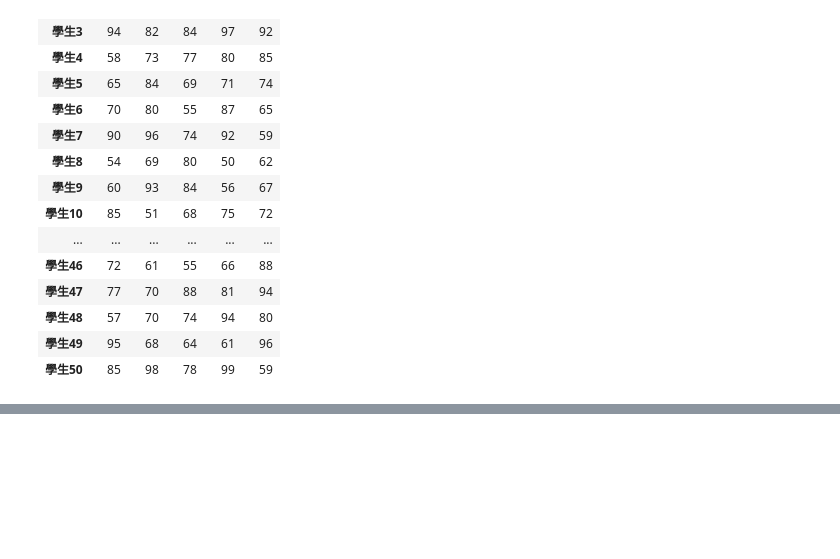
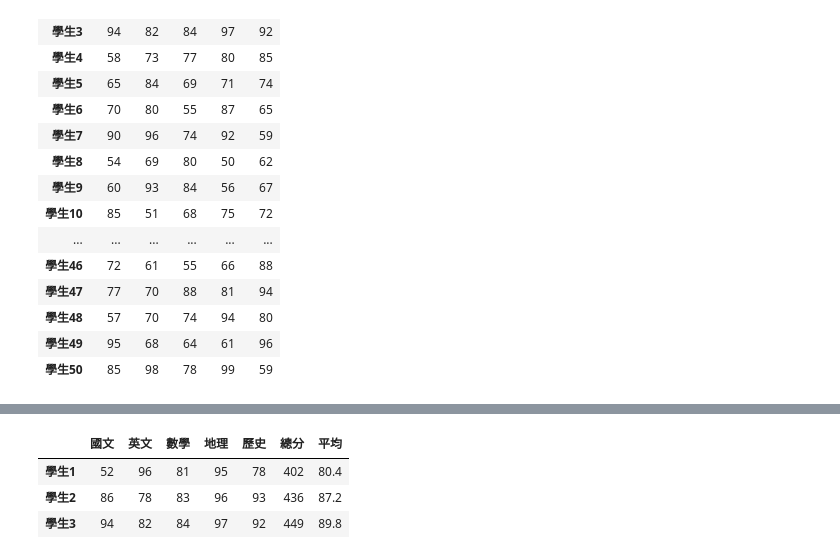
Before and after one commit to kunhu0731/newrepo, a Jupyter notebook: lesson15/lesson15_4.ipynb, the cells around one changed output, grey strips where cells are left out. Drawn from its saved outputs; the diff is of its cells as text; code cells hidden in the pictures; blank space fills up the shorter version.

```diff
--- a/lesson15/lesson15_4.ipynb
+++ b/lesson15/lesson15_4.ipynb
@@ -49,0 +127,8 @@ df
+# %%
+five_df = df.iloc[:5]
+five_df[five_df["總分"] >= 380]
+# %% [output]
+|  | 國文 | 英文 | 數學 | 地理 | 歷史 | 總分 | 平均 |
+| 學生1 | 52 | 96 | 81 | 95 | 78 | 402 | 80.4 |
+| 學生2 | 86 | 78 | 83 | 96 | 93 | 436 | 87.2 |
+| 學生3 | 94 | 82 | 84 | 97 | 92 | 449 | 89.8 |
```
Also changed, not shown: parts of 8 cells of this notebook.
